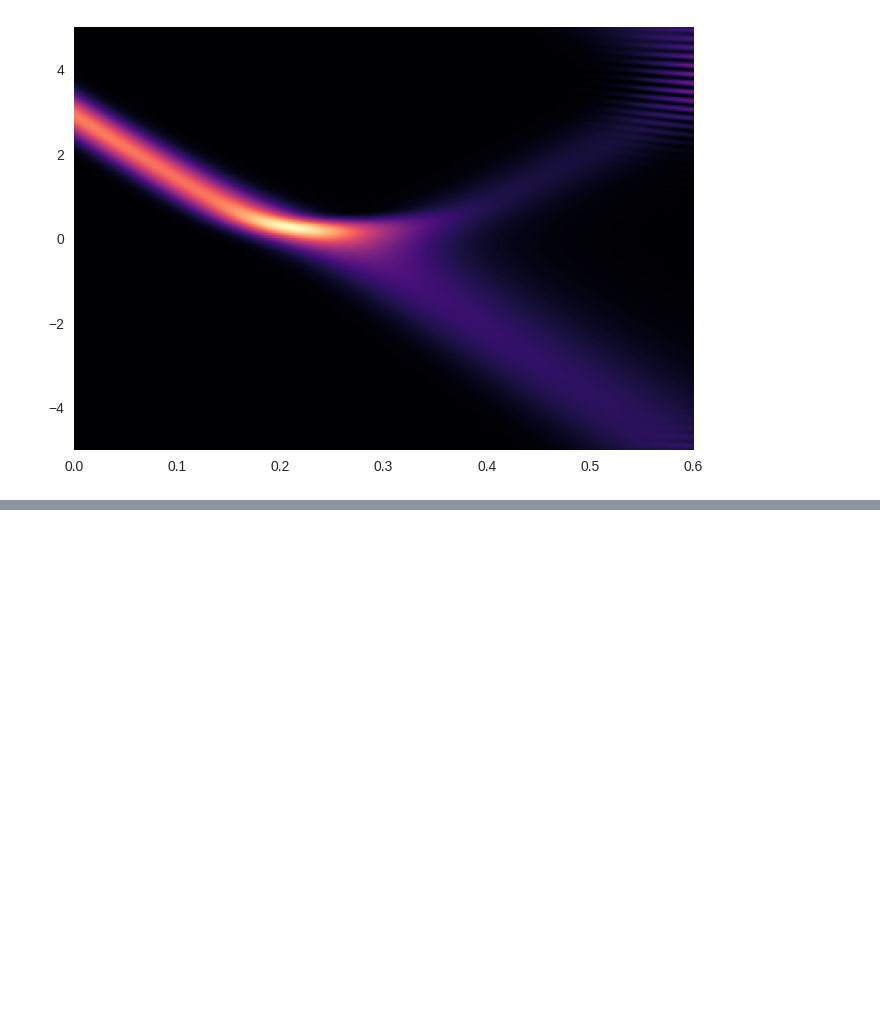
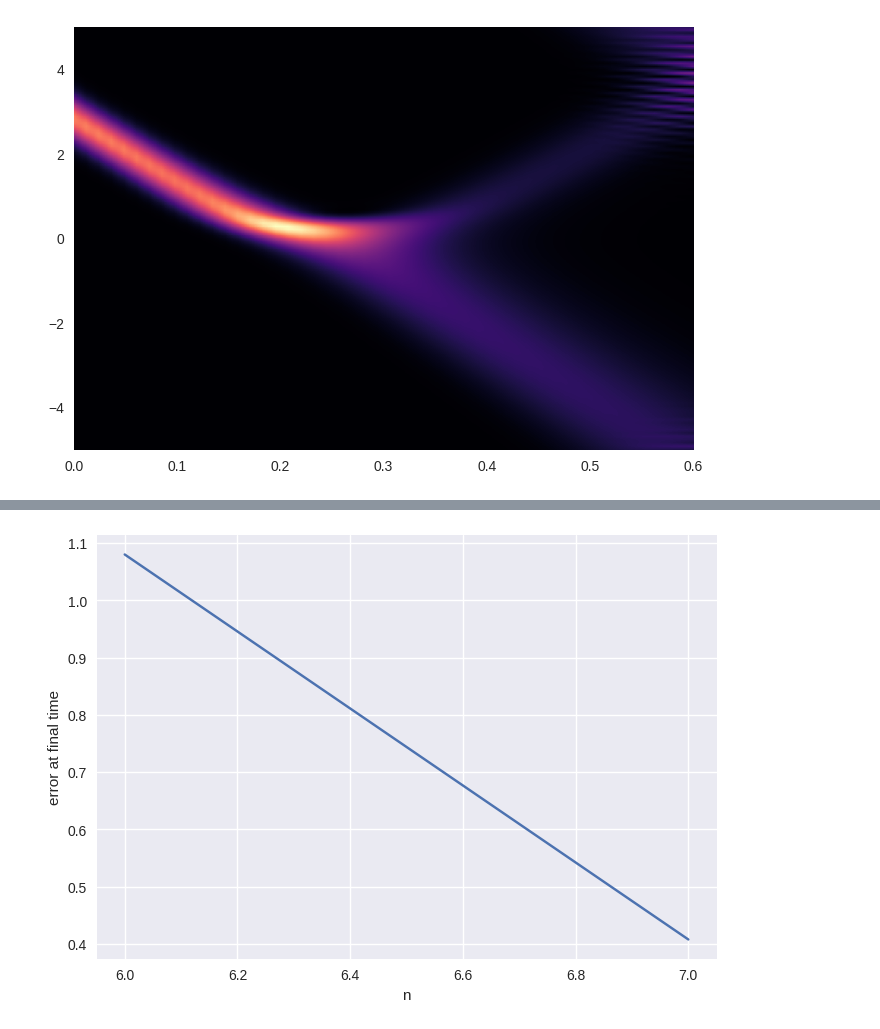
Before and after one commit to samco7/digital-quantum-simulation, a Jupyter notebook: welch/eckart_quantum.ipynb, the cells around one changed output, grey strips where cells are left out. Drawn from its saved outputs; the diff is of its cells as text; code cells hidden in the pictures; blank space fills up the shorter version.

```diff
--- a/welch/eckart_quantum.ipynb
+++ b/welch/eckart_quantum.ipynb
@@ -222,0 +227,7 @@ plot_time_evolution(amplitudes, t_grid, x_grid)
+# %%
+plt.plot(n_vals, final_errors)
+plt.xlabel('n')
+plt.ylabel('error at final time')
+plt.show()
+# %% [output]
+[figure, added]
```
Also changed, not shown: parts of 4 cells of this notebook.
